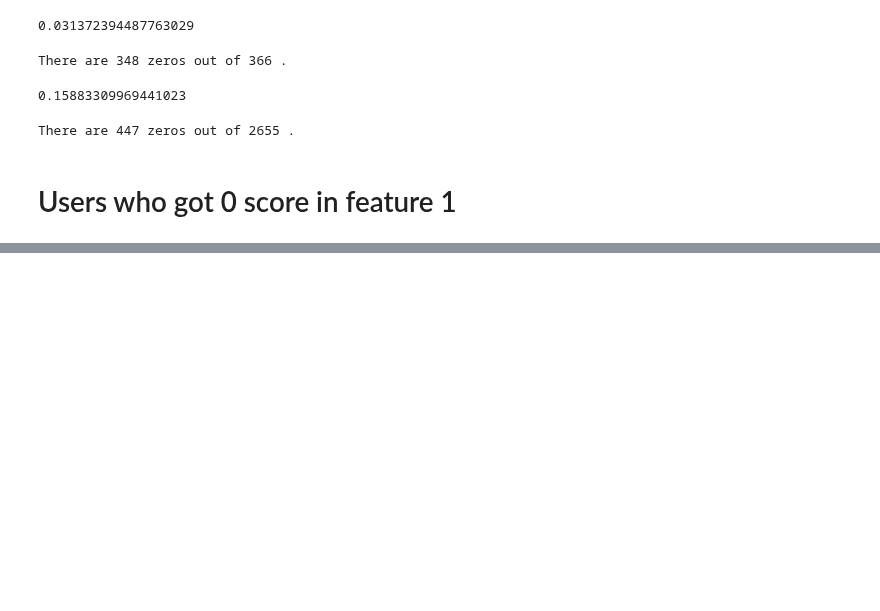
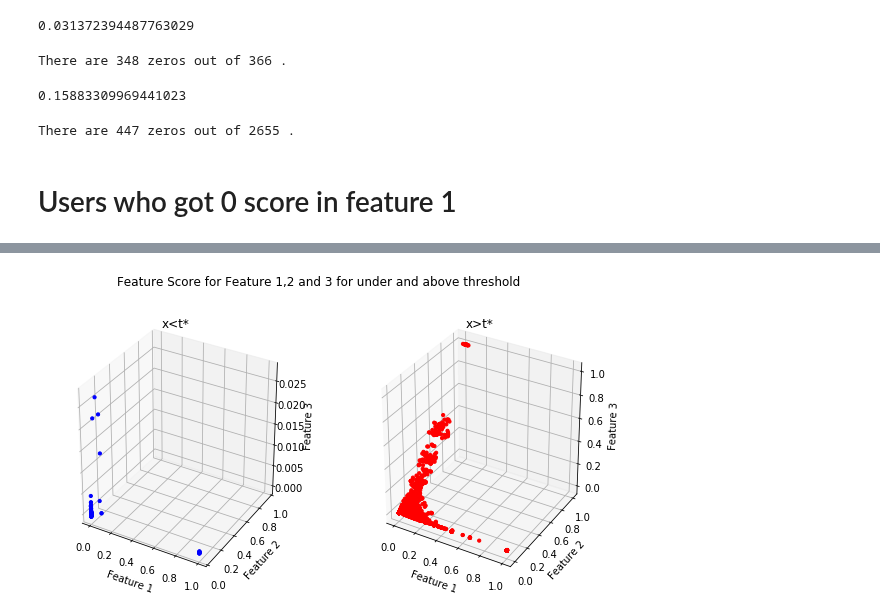
Before and after one commit to MaksimDan/160-Stackoverflow, a Jupyter notebook: source/residual_analysis/residual_analysis.ipynb, the cells around one changed output, grey strips where cells are left out. Saved outputs shown, nothing was run; the diff lists cells and outputs as text; code cells hidden in the pictures; blank space fills up the shorter version.

```diff
--- a/source/residual_analysis/residual_analysis.ipynb
+++ b/source/residual_analysis/residual_analysis.ipynb
@@ -322,0 +285,3 @@ with (open("/Users/esmondchu/Dropbox/UC_Davis/STAT/STA160Spring18/160-Stackoverf
+# %%
+over_thres.reset_index(inplace=True)
+over_thres.head()
@@ -322,0 +295,8 @@ with (open("/Users/esmondchu/Dropbox/UC_Davis/STAT/STA160Spring18/160-Stackoverf
+# %%
+f1_score_ot = [i[0] for i in over_thres.feature_score]
+f2_score_ot = [i[1] for i in over_thres.feature_score]
+f3_score_ot = [i[2] for i in over_thres.feature_score]
+
+f1_score_ut = [i[0] for i in under_thres.feature_score]
+f2_score_ut = [i[1] for i in under_thres.feature_score]
+f3_score_ut = [i[2] for i in under_thres.feature_score]
@@ -322,0 +305,26 @@ with (open("/Users/esmondchu/Dropbox/UC_Davis/STAT/STA160Spring18/160-Stackoverf
+# %%
+#fig = plt.figure(figsize=plt.figaspect(0.5))
+fig = plt.figure(figsize=(10,5))
+ax.set
+
+#x<t*
+ax1 = fig.add_subplot(1, 2, 1, projection = '3d')
+ax1.scatter(f1_score_ot, f2_score_ot, f3_score_ot, marker="o", color = 'Blue', s = 10, alpha = 1)
+ax1.set_ylim(0,1)
+ax1.set_title('x<t*')
+ax1.set_xlabel('Feature 1')
+ax1.set_ylabel('Feature 2')
+ax1.set_zlabel('Feature 3')
+
+#x>t*
+ax1 = fig.add_subplot(1, 2, 2, projection = '3d')
+ax1.scatter(f1_score_ut, f2_score_ut, f3_score_ut, marker="o", color = 'Red', s = 10, alpha = 1)
+ax1.set_title('x>t*')
+ax1.set_xlabel('Feature 1')
+ax1.set_ylabel('Feature 2')
+ax1.set_zlabel('Feature 3')
+
+fig.suptitle('Feature Score for Feature 1,2 and 3 for under and above threshold')
+plt.show()
+# %% [output]
+[figure, added]
```
Also changed, not shown: parts of 11 cells of this notebook.
